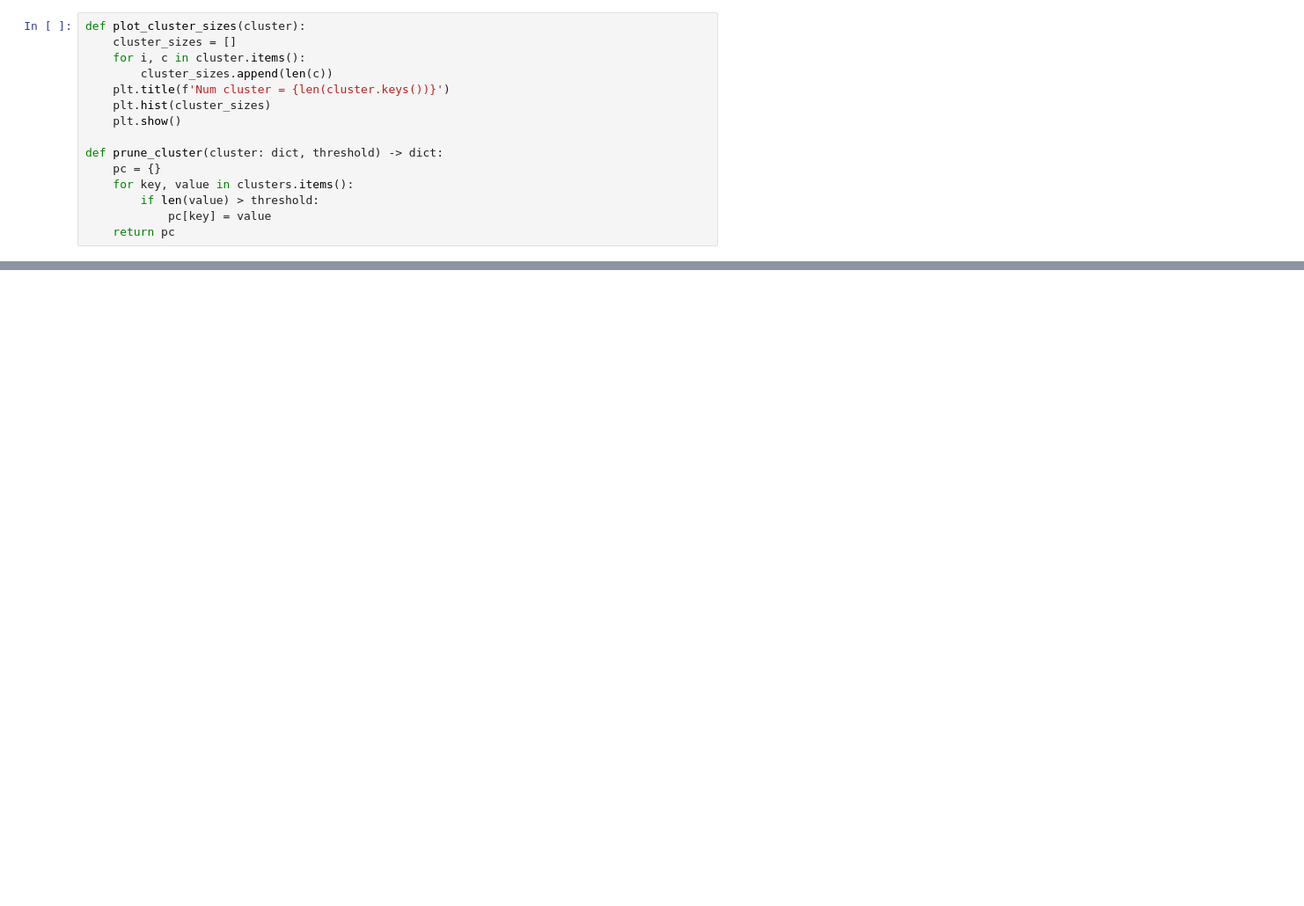
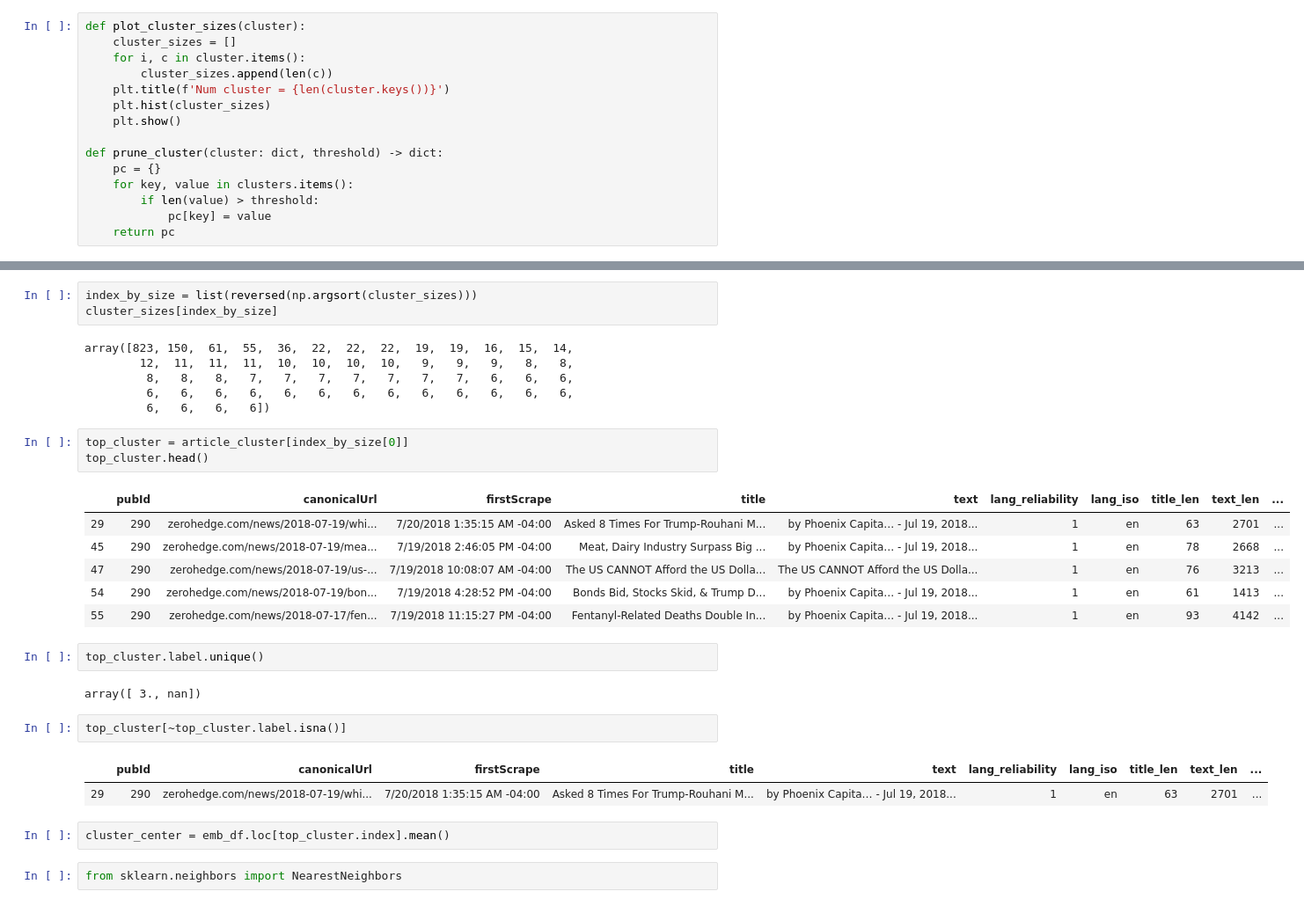
Before and after one commit to harin/cudsi-capstone-2019, a Jupyter notebook: clustering/glove_clustering.ipynb, the cells around one changed output, grey strips where cells are left out. Shown at 88% size. Saved outputs shown, nothing was run; the diff lists cells and outputs as text; blank space fills up the shorter version.

```diff
--- a/clustering/glove_clustering.ipynb
+++ b/clustering/glove_clustering.ipynb
@@ -310,0 +233,32 @@ label1.shape
+# %%
+index_by_size = list(reversed(np.argsort(cluster_sizes)))
+cluster_sizes[index_by_size]
+# %% [output]
+array([823, 150,  61,  55,  36,  22,  22,  22,  19,  19,  16,  15,  14,
+        12,  11,  11,  11,  10,  10,  10,  10,   9,   9,   9,   8,   8,
+         8,   8,   8,   7,   7,   7,   7,   7,   7,   7,   6,   6,   6,
+         6,   6,   6,   6,   6,   6,   6,   6,   6,   6,   6,   6,   6,
+         6,   6,   6,   6])
+# %%
+top_cluster = article_cluster[index_by_size[0]]
+top_cluster.head()
+# %% [output]
+|  | pubId | canonicalUrl | firstScrape | title | text | lang_reliability | lang_iso | title_len | text_len | ... |
+| 29 | 290 | zerohedge.com/news/2018-07-19/whi... | 7/20/2018 1:35:15 AM -04:00 | Asked 8 Times For Trump-Rouhani M... | by Phoenix Capita… - Jul 19, 2018... | 1 | en | 63 | 2701 | ... |
+| 45 | 290 | zerohedge.com/news/2018-07-19/mea... | 7/19/2018 2:46:05 PM -04:00 | Meat, Dairy Industry Surpass Big ... | by Phoenix Capita… - Jul 19, 2018... | 1 | en | 78 | 2668 | ... |
+| 47 | 290 | zerohedge.com/news/2018-07-19/us-... | 7/19/2018 10:08:07 AM -04:00 | The US CANNOT Afford the US Dolla... | The US CANNOT Afford the US Dolla... | 1 | en | 76 | 3213 | ... |
+| 54 | 290 | zerohedge.com/news/2018-07-19/bon... | 7/19/2018 4:28:52 PM -04:00 | Bonds Bid, Stocks Skid, & Trump D... | by Phoenix Capita… - Jul 19, 2018... | 1 | en | 61 | 1413 | ... |
+| 55 | 290 | zerohedge.com/news/2018-07-17/fen... | 7/19/2018 11:15:27 PM -04:00 | Fentanyl-Related Deaths Double In... | by Phoenix Capita… - Jul 19, 2018... | 1 | en | 93 | 4142 | ... |
+# %%
+top_cluster.label.unique()
+# %% [output]
+array([ 3., nan])
+# %%
+top_cluster[~top_cluster.label.isna()]
+# %% [output]
+|  | pubId | canonicalUrl | firstScrape | title | text | lang_reliability | lang_iso | title_len | text_len | ... |
+| 29 | 290 | zerohedge.com/news/2018-07-19/whi... | 7/20/2018 1:35:15 AM -04:00 | Asked 8 Times For Trump-Rouhani M... | by Phoenix Capita… - Jul 19, 2018... | 1 | en | 63 | 2701 | ... |
+# %%
+cluster_center = emb_df.loc[top_cluster.index].mean()
+# %%
+from sklearn.neighbors import NearestNeighbors
```
Also changed, not shown: parts of 41 cells of this notebook, 2 other files.
